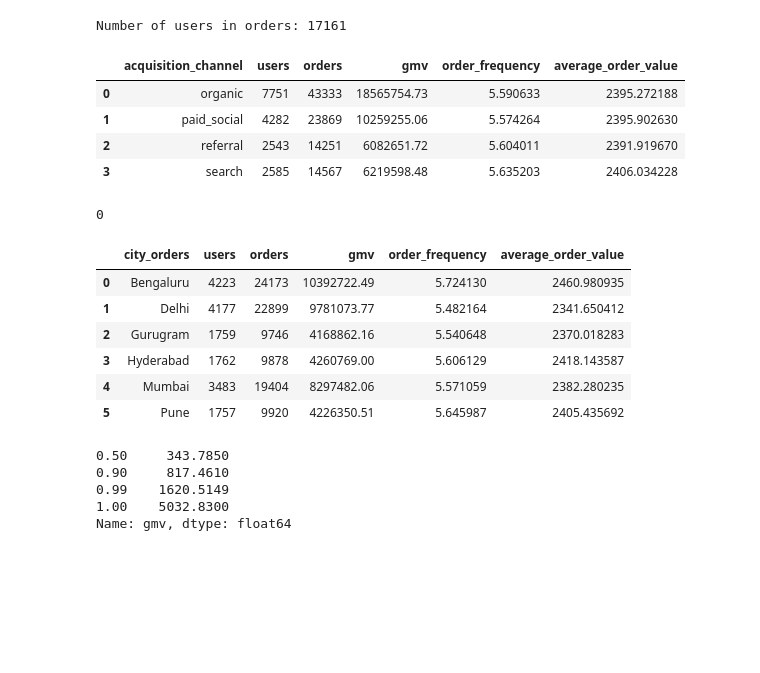
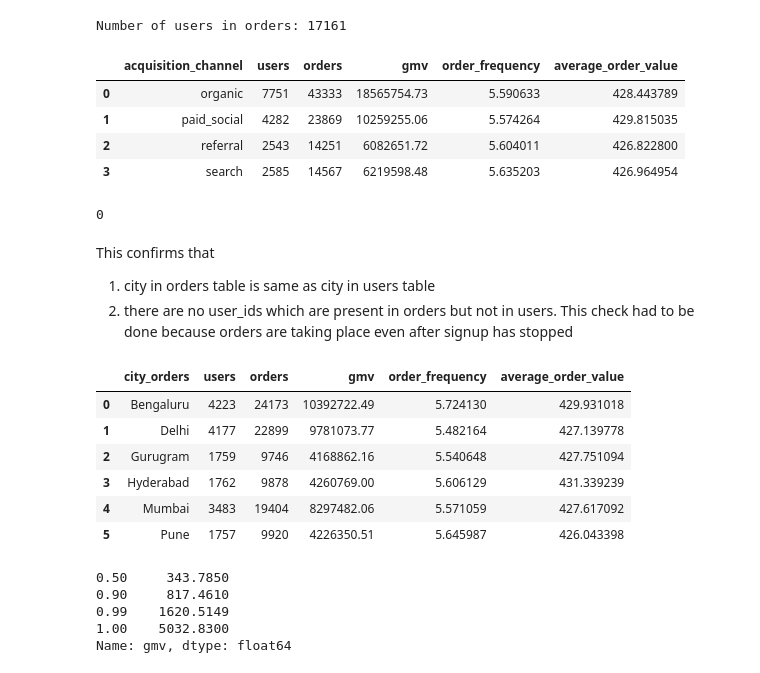
Before and after one commit to souravjain122/ds-prep, a Jupyter notebook: notebooks/01_data_profile.ipynb, the cells around one changed output. Cells and saved outputs as stored; diff of their text form; code cells hidden in the pictures; blank space fills up the shorter version.

```diff
--- a/notebooks/01_data_profile.ipynb
+++ b/notebooks/01_data_profile.ipynb
@@ -152,42 +152,46 @@ acquisition_order_summary = (
 )
 
 acquisition_order_summary["order_frequency"] = acquisition_order_summary["orders"]/acquisition_order_summary["users"]
-acquisition_order_summary["average_order_value"] = acquisition_order_summary["gmv"]/acquisition_order_summary["users"]
+acquisition_order_summary["average_order_value"] = acquisition_order_summary["gmv"]/acquisition_order_summary["orders"]
 
 acquisition_order_summary
 # %% [output]
 |  | acquisition_channel | users | orders | gmv | order_frequency | average_order_value |
-| 0 | organic | 7751 | 43333 | 18565754.73 | 5.590633 | 2395.272188 |
-| 1 | paid_social | 4282 | 23869 | 10259255.06 | 5.574264 | 2395.902630 |
-| 2 | referral | 2543 | 14251 | 6082651.72 | 5.604011 | 2391.919670 |
-| 3 | search | 2585 | 14567 | 6219598.48 | 5.635203 | 2406.034228 |
+| 0 | organic | 7751 | 43333 | 18565754.73 | 5.590633 | 428.443789 |
+| 1 | paid_social | 4282 | 23869 | 10259255.06 | 5.574264 | 429.815035 |
+| 2 | referral | 2543 | 14251 | 6082651.72 | 5.604011 | 426.822800 |
+| 3 | search | 2585 | 14567 | 6219598.48 | 5.635203 | 426.964954 |
 # %%
 len(orders[orders["city_orders"] != orders["city_users"]])
 # %% [output]
 0
+# %% [markdown]
+This confirms that
+1. city in orders table is same as city in users table
+2. there are no user_ids which are present in orders but not in users. This check had to be done because orders are taking place even after signup has stopped
 # %%
 city_order_summary = (
     orders
     .groupby(["city_orders"], as_index = False)
     .agg(
         users = ("user_id", "nunique"),
         orders = ("order_id", "count"),
         gmv = ("gmv", "sum")
     )
 )
 
 city_order_summary["order_frequency"] = city_order_summary["orders"]/city_order_summary["users"]
-city_order_summary["average_order_value"] = city_order_summary["gmv"]/city_order_summary["users"]
+city_order_summary["average_order_value"] = city_order_summary["gmv"]/city_order_summary["orders"]
 
 city_order_summary
 # %% [output]
 |  | city_orders | users | orders | gmv | order_frequency | average_order_value |
-| 0 | Bengaluru | 4223 | 24173 | 10392722.49 | 5.724130 | 2460.980935 |
-| 1 | Delhi | 4177 | 22899 | 9781073.77 | 5.482164 | 2341.650412 |
-| 2 | Gurugram | 1759 | 9746 | 4168862.16 | 5.540648 | 2370.018283 |
-| 3 | Hyderabad | 1762 | 9878 | 4260769.00 | 5.606129 | 2418.143587 |
-| 4 | Mumbai | 3483 | 19404 | 8297482.06 | 5.571059 | 2382.280235 |
-| 5 | Pune | 1757 | 9920 | 4226350.51 | 5.645987 | 2405.435692 |
+| 0 | Bengaluru | 4223 | 24173 | 10392722.49 | 5.724130 | 429.931018 |
+| 1 | Delhi | 4177 | 22899 | 9781073.77 | 5.482164 | 427.139778 |
+| 2 | Gurugram | 1759 | 9746 | 4168862.16 | 5.540648 | 427.751094 |
+| 3 | Hyderabad | 1762 | 9878 | 4260769.00 | 5.606129 | 431.339239 |
+| 4 | Mumbai | 3483 | 19404 | 8297482.06 | 5.571059 | 427.617092 |
+| 5 | Pune | 1757 | 9920 | 4226350.51 | 5.645987 | 426.043398 |
 # %%
 print(orders['gmv'].quantile([0.5, 0.9, 0.99, 1]))
 # %% [output]
```
Also changed, not shown: parts of 4 cells of this notebook, 3 other files.
